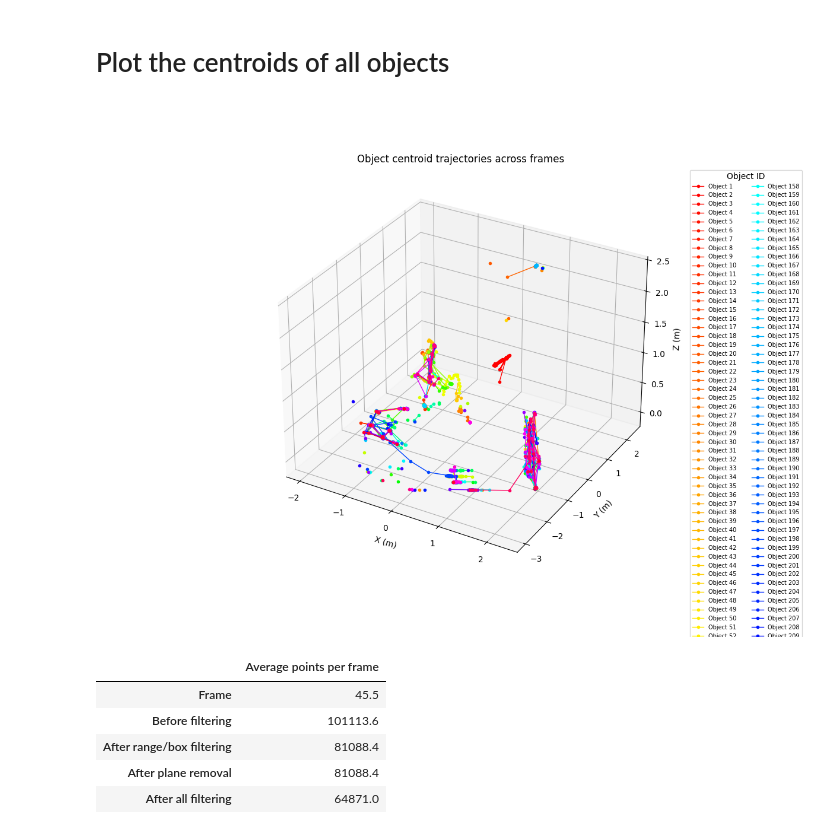
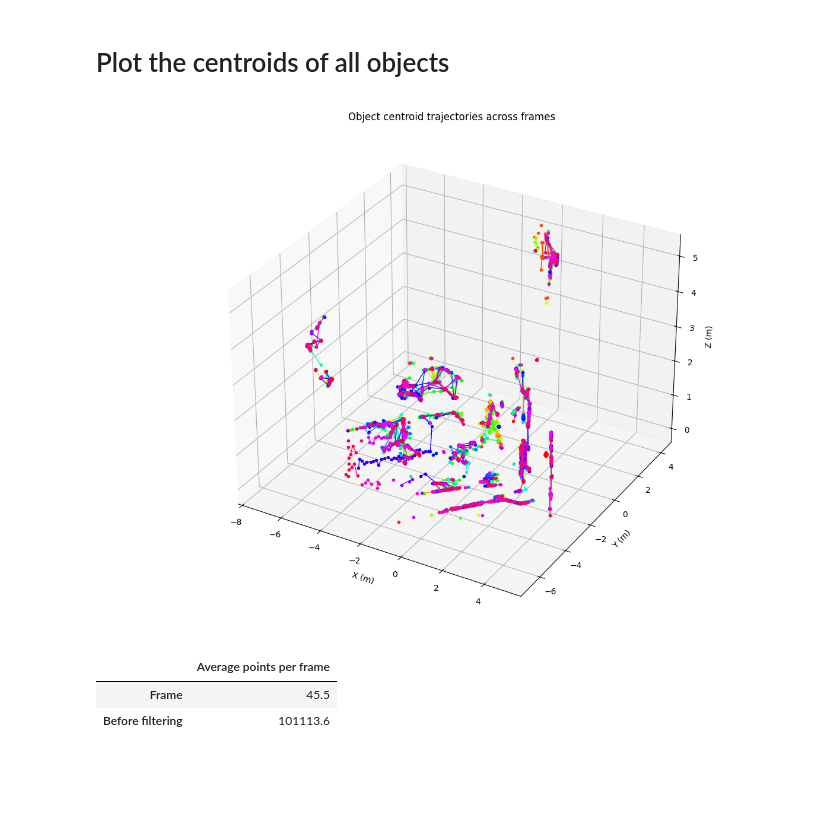
Before and after one commit to dan-gak/Lidar-Object-Detection, a Jupyter notebook: code/open_pcap.ipynb, the cells around one changed output. Saved outputs shown, nothing was run; the diff lists cells and outputs as text; code cells hidden in the pictures; blank space fills up the shorter version.

Commit message:
Refactoring - Removed functins/ widgets which are unused in final report

```diff
--- a/code/open_pcap.ipynb
+++ b/code/open_pcap.ipynb
@@ -36,13 +41,9 @@ def filter(points, min_distance, max_distance):
     filtered = points[(distances >= min_distance) & (distances <= max_distance)]
     return filtered
 # %%
-def prepare_frame_points(points, min_distance, max_distance, keep_fraction, box=None):
+def prepare_frame_points(points, min_distance, max_distance, keep_fraction):
     # Reduce number of points analysed to improve computation time
     filtered = filter(points, min_distance, max_distance)
-
-    # If distance limit is set by manually added frame box
-    if box is not None:
-        filtered = filtered[box_mask(filtered, box)]
 
     # If points remain after filtering, evenly subsample
     if len(filtered) and keep_fraction < 1.0:
@@ -1017,7 +1021,6 @@ def plot_centroid_by_frame():
 import pandas as pd
 from scipy.optimize import linear_sum_assignment
 
-point_filter_box = get_point_filter_box()
 match_gate = float(association_gate_widget.value)
 if match_gate <= 0:
     raise ValueError("The centroid matching gate must be positive.")
@@ -1027,13 +1030,12 @@ next_object_id = 1
 object_cluster_rows = []
 
 for frame_number, frame in enumerate(frames, start=1):
-    frame_seed = random_seed_widget.value + frame_number - 1
-    points_for_clustering, _ = prepare_frame_points(
+
+    points_for_clustering = prepare_frame_points(
         frame,
         min_distance=min_distance_widget.value,
         max_distance=max_distance_widget.value,
         keep_fraction=keep_fraction_widget.value,
-        box=point_filter_box,
     )
 
     if not len(points_for_clustering):
@@ -1148,60 +1150,50 @@ if object_clusters_df.empty:
 else:
     object_ids = sorted(object_clusters_df["Object ID"].unique())
     colors = plt.get_cmap("hsv")(np.linspace(0, 1, len(object_ids), endpoint=False))
 
     figure = plt.figure(figsize=(12, 9))
     axes = figure.add_subplot(111, projection="3d")
 
     for object_id, color in zip(object_ids, colors):
         track = object_clusters_df[
             object_clusters_df["Object ID"] == object_id
         ].sort_values("Frame")
 
         axes.plot(
             track["Centroid X (m)"],
             track["Centroid Y (m)"],
             track["Centroid Z (m)"],
             marker="o",
             markersize=3,
             linewidth=1,
             color=color,
             label=f"Object {object_id}",
         )
 
     axes.set_title("Object centroid trajectories across frames")
     axes.set_xlabel("X (m)")
     axes.set_ylabel("Y (m)")
     axes.set_zlabel("Z (m)")
-    axes.legend(
-        title="Object ID",
-        bbox_to_anchor=(1.05, 1),
-        loc="upper left",
-        fontsize=7,
-        ncol=2,
-    )
+
     plt.tight_layout()
     plt.show()
 # %% [output]
-[figure, old version]
+[figure, new version]
 # %%
-point_filter_box = get_point_filter_box()
 frame_point_counts = []
 
 for frame_number, frame in enumerate(frames, start=1):
-    filtered_points, stats = prepare_frame_points(
+    filtered_points = prepare_frame_points(
         frame,
         min_distance=min_distance_widget.value,
         max_distance=max_distance_widget.value,
         keep_fraction=keep_fraction_widget.value,
-        box=point_filter_box,
     )
 
     frame_point_counts.append({
         "Frame": frame_number,
         "Before filtering": len(frame),
-        "After range/box filtering": stats["points_before_plane_removal"],
-        "After plane removal": stats["points_after_plane_removal"],
-        "After all filtering": len(filtered_points),
+
     })
 
 frame_point_counts_df = pd.DataFrame(frame_point_counts)
@@ -1210,6 +1202,3 @@ display(frame_point_counts_df.mean(numeric_only=True).to_frame("Average points p
 |  | Average points per frame |
 | Frame | 45.5 |
 | Before filtering | 101113.6 |
-| After range/box filtering | 81088.4 |
-| After plane removal | 81088.4 |
-| After all filtering | 64871.0 |
```
Also changed, not shown: parts of 20 cells of this notebook.
